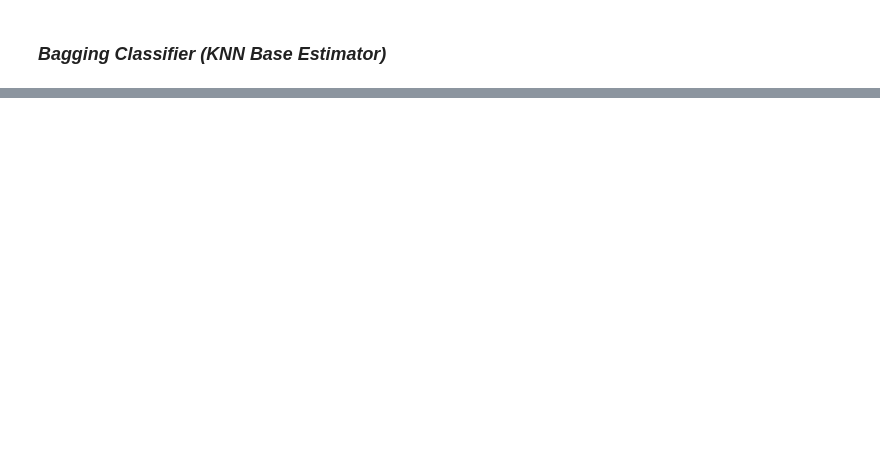
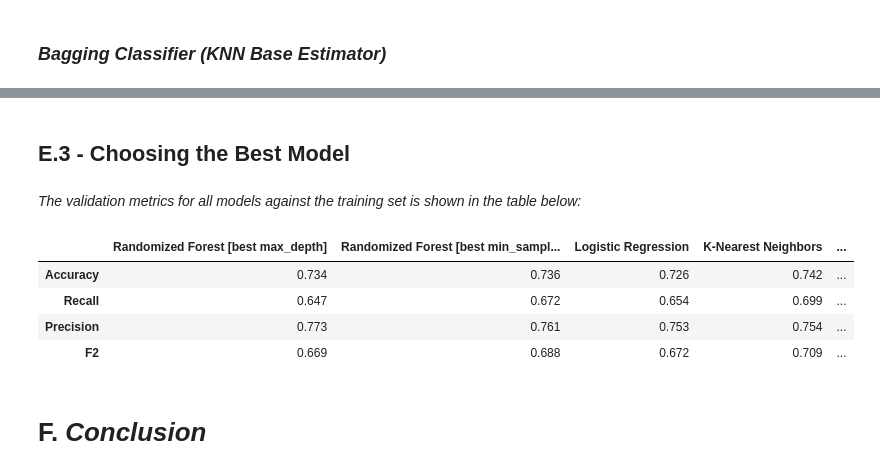
Before and after one commit to sqayum/dsc-phase-3-project, a Jupyter notebook: predicting-cardiovascular-disease.ipynb, the cells around one changed output, grey strips where cells are left out. Drawn from its saved outputs; the diff is of its cells as text; code cells hidden in the pictures; blank space fills up the shorter version.

```diff
--- a/predicting-cardiovascular-disease.ipynb
+++ b/predicting-cardiovascular-disease.ipynb
@@ -911,0 +1036,3 @@ validate(rfc_bestMinSamplesLeaf, X_train, X_test, y_train, y_test)
+# %%
+rfc_bestMinSamplesLeaf_metrics = get_evaluation_metrics(rfc_bestMinSamplesLeaf)
+rfc_bestMinSamplesLeaf_metrics
@@ -917,0 +1056,3 @@ validate(logreg_best, X_train, X_test, y_train, y_test)
+# %%
+logreg_best_metrics = get_evaluation_metrics(logreg_best)
+logreg_best_metrics
@@ -923,0 +1076,3 @@ validate(knn_best, X_train, X_test, y_train, y_test)
+# %%
+knn_best_metrics = get_evaluation_metrics(knn_best)
+knn_best_metrics
@@ -929,0 +1096,3 @@ validate(bagged_knn_best, X_train, X_test, y_train, y_test)
+# %%
+bagged_knn_best_metrics = get_evaluation_metrics(bagged_knn_best)
+bagged_knn_best_metrics
@@ -929,0 +1105,22 @@ validate(bagged_knn_best, X_train, X_test, y_train, y_test)
+# %% [markdown]
+## E.3 - Choosing the Best Model
+# %% [markdown]
+*The validation metrics for all models against the training set is shown in the table below:*
+# %%
+all_metrics = pd.concat([rfc_bestMaxDepth_metrics['Test'],
+                         rfc_bestMinSamplesLeaf_metrics['Test'],
+                         logreg_best_metrics['Test'],
+                         knn_best_metrics['Train'],
+                         bagged_knn_best_metrics['Train']],
+                        axis=1)
+all_metrics.columns = ['Randomized Forest [best max_depth]', 'Randomized Forest [best min_samples_leaf]', 'Logistic Regression', 'K-Nearest Neighbors', 'Bagging Classifier [KNN base estimator]']
+
+all_metrics
+# %% [output]
+|  | Randomized Forest [best max_depth] | Randomized Forest [best min_sampl... | Logistic Regression | K-Nearest Neighbors | ... |
+| Accuracy | 0.734 | 0.736 | 0.726 | 0.742 | ... |
+| Recall | 0.647 | 0.672 | 0.654 | 0.699 | ... |
+| Precision | 0.773 | 0.761 | 0.753 | 0.754 | ... |
+| F2 | 0.669 | 0.688 | 0.672 | 0.709 | ... |
+# %% [markdown]
+# F. *Conclusion*
```
Also changed, not shown: parts of 70 cells of this notebook, 8 other files.
